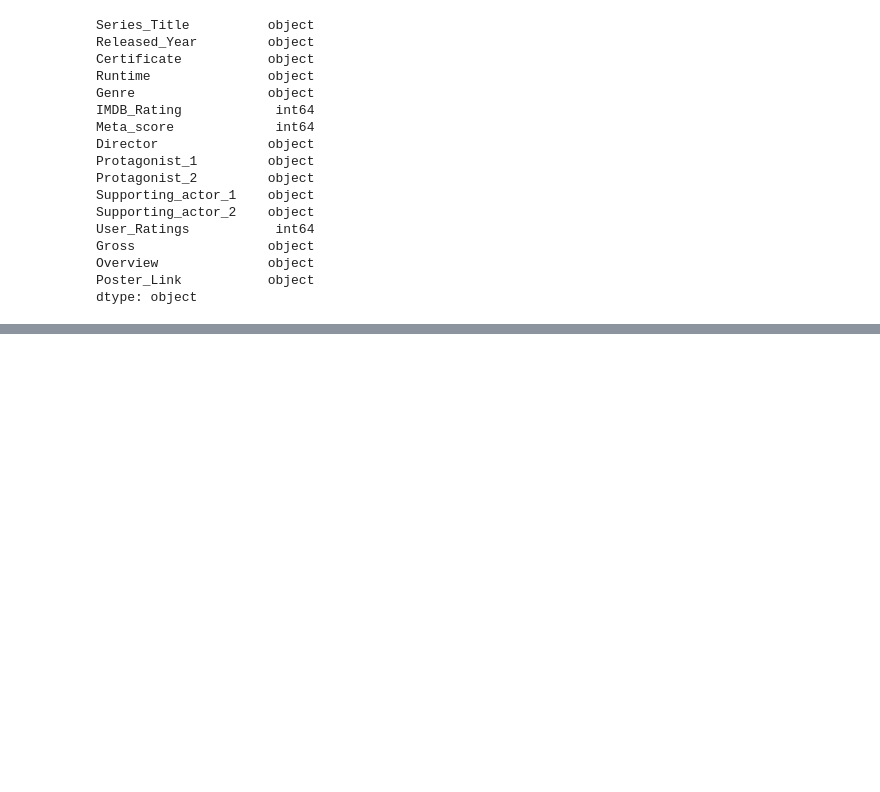
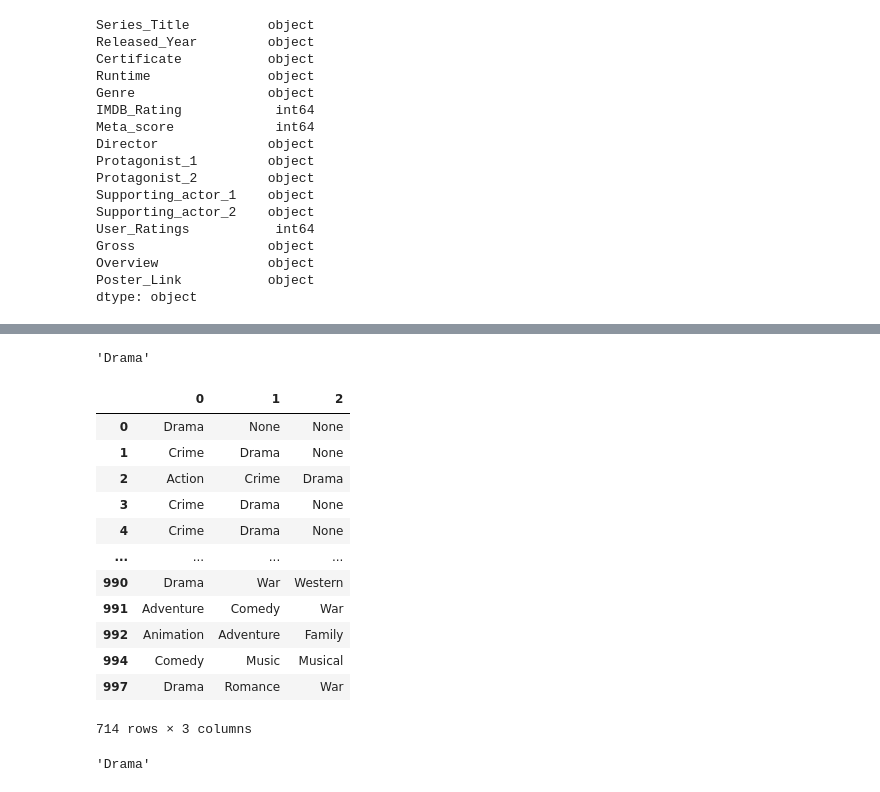
Before and after one commit to Adalab/DA-promo-A-module-3-pairprog-2-pair-2-Lidia-Laura, a Jupyter notebook: Tableau imdb_top_1000.ipynb, the cells around one changed output, grey strips where cells are left out. Cells and saved outputs as stored; diff of their text form; code cells hidden in the pictures; blank space fills up the shorter version.

```diff
--- a/Tableau imdb_top_1000.ipynb
+++ b/Tableau imdb_top_1000.ipynb
@@ -199,0 +216,2 @@ dtype: object
+# %%
+df_imbd[["Genre_1","Genre_2","Genre_3"]] = df_imbd["Genre"].str.split(pat=",", n=-1, expand=True)
@@ -199,0 +220,4 @@ dtype: object
+# %%
+df_imbd=df_imbd.reindex(columns=[ 'Series_Title', 'Released_Year','Certificate', 'Runtime', 'Genre',
+                                'IMDB_Rating', 'Meta_score', 'Director', 'Protagonist_1', 'Protagonist_2',
+                                'Supporting_actor_1', 'Supporting_actor_2', 'User_Ratings', 'Gross','Overview','Genre_1','Genre_2','Genre_3','Poster_Link'])
@@ -201,0 +247,20 @@ df_imbd.to_csv("Tableau_limpio.csv")
+# %%
+df_imbd["Genre"][0]
+# %% [output]
+'Drama'
+# %%
+df_imbd["Genre"].str.split(pat=",", n=-1, expand=True)
+# %% [output]
+|  | 0 | 1 | 2 |
+| 0 | Drama | None | None |
+| 1 | Crime | Drama | None |
+| 2 | Action | Crime | Drama |
+| 3 | Crime | Drama | None |
+| 4 | Crime | Drama | None |
+| ... | ... | ... | ... |
+| 990 | Drama | War | Western |
+| 991 | Adventure | Comedy | War |
+| 992 | Animation | Adventure | Family |
+| 994 | Comedy | Music | Musical |
+| 997 | Drama | Romance | War |
+714 rows × 3 columns
@@ -201,0 +273,4 @@ df_imbd.to_csv("Tableau_limpio.csv")
+# %%
+df_imbd["Genre"][0]
+# %% [output]
+'Drama'
```
Also changed, not shown: parts of 17 cells of this notebook.
